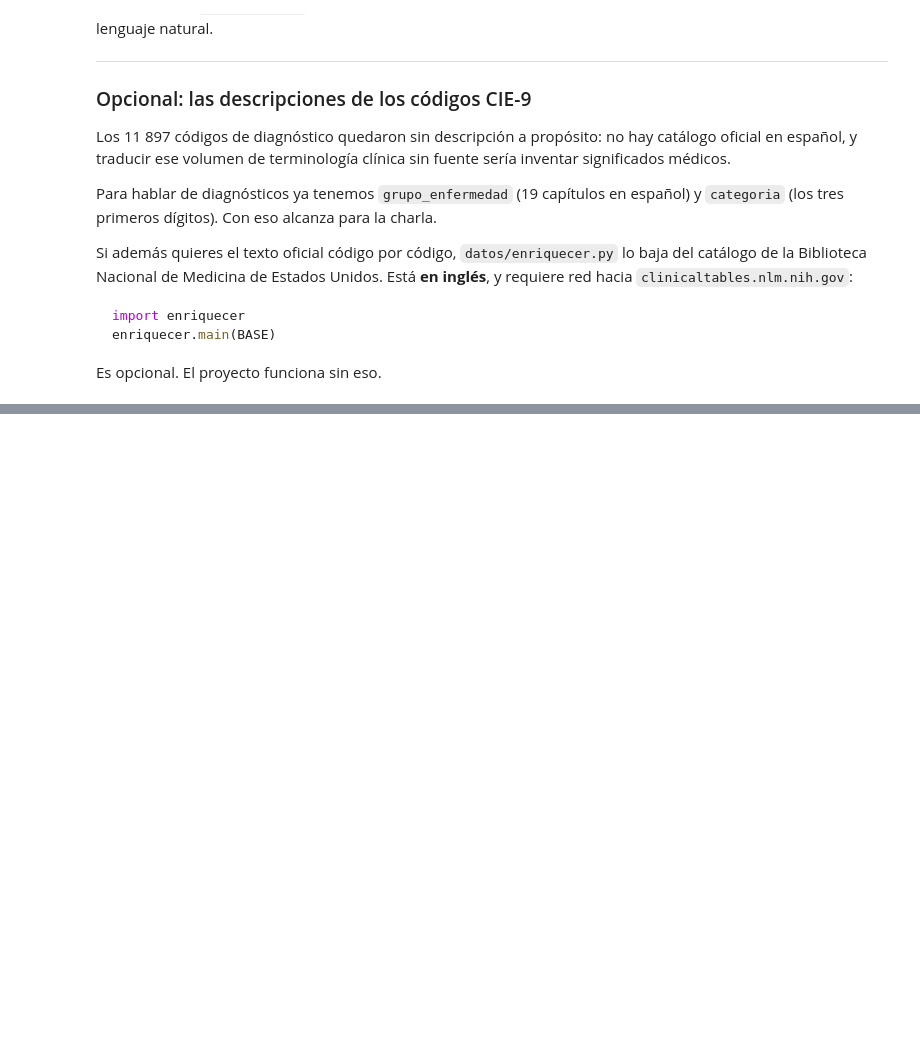
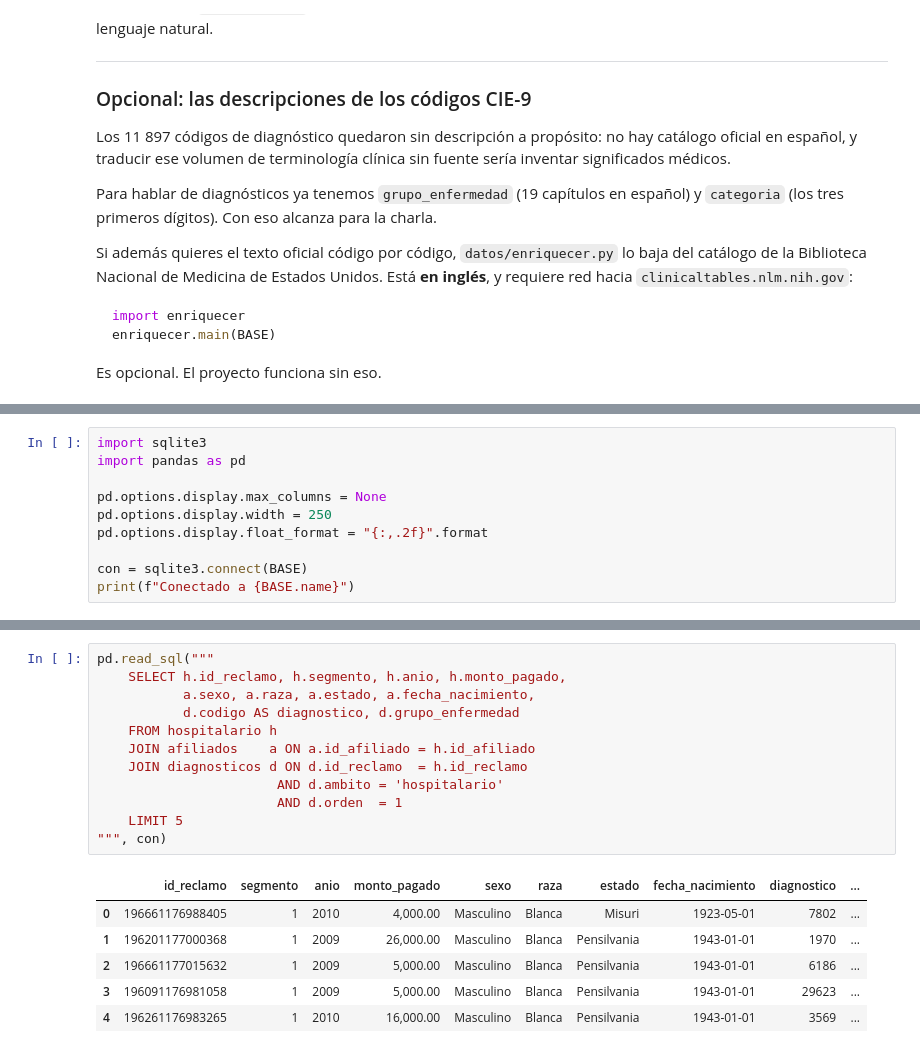
Before and after one commit to robayoMricardo95/CharlaSeePyWeekend, a Jupyter notebook: 00_setup.ipynb, the cells around one changed output, grey strips where cells are left out. Cells and saved outputs as stored; diff of their text form; blank space fills up the shorter version.

```diff
--- a/00_setup.ipynb
+++ b/00_setup.ipynb
@@ -499,0 +534,10 @@ Es opcional. El proyecto funciona sin eso.
+# %%
+import sqlite3
+import pandas as pd
+
+pd.options.display.max_columns = None
+pd.options.display.width = 250
+pd.options.display.float_format = "{:,.2f}".format
+
+con = sqlite3.connect(BASE)
+print(f"Conectado a {BASE.name}")
@@ -499,0 +614,19 @@ Es opcional. El proyecto funciona sin eso.
+# %%
+pd.read_sql("""
+    SELECT h.id_reclamo, h.segmento, h.anio, h.monto_pagado,
+           a.sexo, a.raza, a.estado, a.fecha_nacimiento,
+           d.codigo AS diagnostico, d.grupo_enfermedad
+    FROM hospitalario h
+    JOIN afiliados    a ON a.id_afiliado = h.id_afiliado
+    JOIN diagnosticos d ON d.id_reclamo  = h.id_reclamo
+                       AND d.ambito = 'hospitalario'
+                       AND d.orden  = 1
+    LIMIT 5
+""", con)
+# %% [output]
+|  | id_reclamo | segmento | anio | monto_pagado | sexo | raza | estado | fecha_nacimiento | diagnostico | ... |
+| 0 | 196661176988405 | 1 | 2010 | 4,000.00 | Masculino | Blanca | Misuri | 1923-05-01 | 7802 | ... |
+| 1 | 196201177000368 | 1 | 2009 | 26,000.00 | Masculino | Blanca | Pensilvania | 1943-01-01 | 1970 | ... |
+| 2 | 196661177015632 | 1 | 2009 | 5,000.00 | Masculino | Blanca | Pensilvania | 1943-01-01 | 6186 | ... |
+| 3 | 196091176981058 | 1 | 2009 | 5,000.00 | Masculino | Blanca | Pensilvania | 1943-01-01 | 29623 | ... |
+| 4 | 196261176983265 | 1 | 2010 | 16,000.00 | Masculino | Blanca | Pensilvania | 1943-01-01 | 3569 | ... |
```
Also changed, not shown: parts of 30 cells of this notebook, 5 other files.
